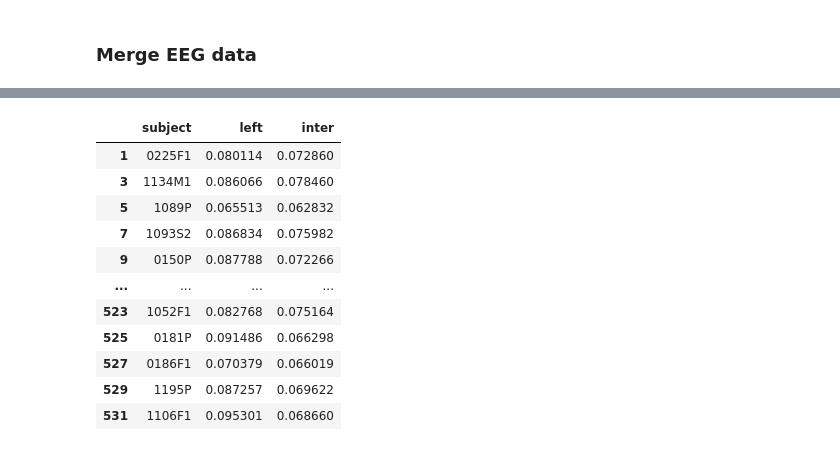
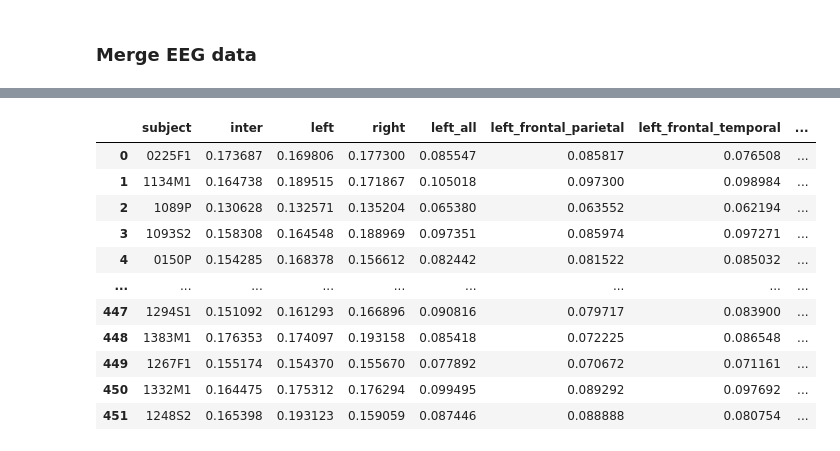
Before and after one commit to gabrielblancogomez/q1k_neurosubs, a Jupyter notebook: code/eeg/1_EEG_extraction.ipynb, the cells around one changed output, grey strips where cells are left out. Drawn from its saved outputs; the diff is of its cells as text; code cells hidden in the pictures.

```diff
--- a/code/eeg/1_EEG_extraction.ipynb
+++ b/code/eeg/1_EEG_extraction.ipynb
@@ -45,19 +42,19 @@ This section loads the different datasets needed for the analysis:
 4. Clinical assessments: SRS (Social Responsiveness Scale) and SCQ (Social Communication Questionnaire)
 5. Demographic information: Age, sex, diagnostic status, etc.
 # %%
-eeg_df=pd.read_csv("C:/Users/gabot/OneDrive - McGill University/Desktop/github_repos/q1k_neurosubs/source/eeg/eeg_band_power_lat_all_dec.csv")
-#psd_df=pd.read_csv("C:/Users/gabot/OneDrive - McGill University/Desktop/github_repos/q1k_neurosubs/source/eeg/psd_band_frontal_roi.csv")
-
-
+# Load RS EEG Data
+eeg_df=pd.read_csv("C:/Users/gabot/OneDrive - McGill University/Desktop/github_repos/q1k_neurosubs/source/eeg/eeg_band_power_lat_all_dec_11.csv")
+con_df=pd.read_csv(f'C:/Users/gabot/OneDrive - McGill University/Desktop/github_repos/q1k_neurosubs/source/eeg/connectivity_eeg_dec_11_2025.csv',
+                   encoding='utf-8', low_memory=False)
+# Load RS data when participants watched Rio
+eeg_df_rio = pd.read_csv("C:/Users/gabot/OneDrive - McGill University/Desktop/github_repos/q1k_neurosubs/source/eeg/RSRio_eeg_band_power_lat_all_dec_01.csv")
+con_df_rio = pd.read_csv(f'C:/Users/gabot/OneDrive - McGill University/Desktop/github_repos/q1k_neurosubs/source/eeg/RSRio_connectivity_eeg_dec_01_2025.csv')
 # Load demographic data
 demo_df = pd.read_csv(f'C:/Users/gabot/OneDrive - McGill University/Desktop/github_repos/q1k_neurosubs/source/demographics_redcap/participants.tsv',
                       sep="\t", encoding='utf-8', low_memory=False)
 
 asd_df=pd.read_csv(f'C:/Users/gabot/OneDrive - McGill University/Desktop/github_repos/q1k_neurosubs/outputs/diagnosis/asd_diagnosis.csv',
                    encoding='utf-8', low_memory=False)
-
-con_df=pd.read_csv(f'C:/Users/gabot/OneDrive - McGill University/Desktop/github_repos/q1k_neurosubs/source/eeg/connectivity_eeg_dec_2025.csv',
-                   encoding='utf-8', low_memory=False)
 # %%
 demo_df
 # %% [output]
@@ -319,25 +343,66 @@ con_df
 # %%
 # Connectivity data
 
 # Save only gamma, frontal_central_parietal and randomized method
 
 con_df_simple = con_df[(con_df['band'] == 'gamma') &
-                (con_df['roi'] == 'fronto_central_parietal') &
-                (con_df['method'] == 'randomized')]
+               # (con_df['roi'] == 'region_detailed') &
+                (con_df['method'] == 'randomized')].copy()
 
-# Keep only relevant columns
-con_df_simple = con_df_simple[['subject', 'left', 'inter']]
+for subject in con_df_simple['subject'].unique():
+    # Get mask for this subject
+    subject_mask = con_df_simple['subject'] == subject
+
+    # Get whole_brain and regional_detailed rows
+    wb_mask = subject_mask & (con_df_simple['roi'] == 'whole_brain')
+    rd_mask = subject_mask & (con_df_simple['roi'] == 'regional_detailed')
+
+    # If regional_detailed exists for this subject
+    if rd_mask.any():
+        # Fill whole_brain missing values with regional_detailed values
+        for col in ['left', 'right', 'inter']:
+            if wb_mask.any() and con_df_simple.loc[wb_mask, col].isna().any():
+                # Get the average from regional_detailed sub-columns
+                if col == 'left':
+                    avg_value = con_df_simple.loc[rd_mask, 'left_all'].values[0]
+                elif col == 'right':
+                    avg_value = con_df_simple.loc[rd_mask, 'right_all'].values[0]
+                elif col == 'inter':
+                    avg_value = con_df_simple.loc[rd_mask, 'inter_all'].values[0]
+
+                con_df_simple.loc[wb_mask, col] = con_df_simple.loc[wb_mask, col].fillna(avg_value)
+
+        # Fill regional_detailed missing values with whole_brain values
+        for col in ['left', 'right', 'inter']:
+            if rd_mask.any() and con_df_simple.loc[rd_mask, col].isna().any():
+                wb_value = con_df_simple.loc[wb_mask, col].values[0] if wb_mask.any() else None
+                if wb_value is not None:
+                    con_df_simple.loc[rd_mask, col] = con_df_simple.loc[rd_mask, col].fillna(wb_value)
+
+con_df_simple = con_df_simple[(con_df_simple['roi'] != 'whole_brain')]
+
+# Drop columns band and roi
+con_df_simple = con_df_simple.drop(columns=['band', 'roi', 'method', 'epoch_n', 'n_dropped']).copy()
+
+# Add number of dropped epochs
+dropped_epochs_df=con_df[["subject", "n_dropped"]]
+
+dropped_epochs_df = dropped_epochs_df.dropna(subset=["n_dropped"])
+dropped_epochs_df = dropped_epochs_df.drop_duplicates(subset=["subject"])
+
+con_df_simple = con_df_simple.merge(dropped_epochs_df, on="subject", how="left")
+
 con_df_simple
 # %% [output]
-|  | subject | left | inter |
-| 1 | 0225F1 | 0.080114 | 0.072860 |
-| 3 | 1134M1 | 0.086066 | 0.078460 |
-| 5 | 1089P | 0.065513 | 0.062832 |
-| 7 | 1093S2 | 0.086834 | 0.075982 |
-| 9 | 0150P | 0.087788 | 0.072266 |
-| ... | ... | ... | ... |
-| 523 | 1052F1 | 0.082768 | 0.075164 |
-| 525 | 0181P | 0.091486 | 0.066298 |
-| 527 | 0186F1 | 0.070379 | 0.066019 |
-| 529 | 1195P | 0.087257 | 0.069622 |
-| 531 | 1106F1 | 0.095301 | 0.068660 |
+|  | subject | inter | left | right | left_all | left_frontal_parietal | left_frontal_temporal | ... |
+| 0 | 0225F1 | 0.173687 | 0.169806 | 0.177300 | 0.085547 | 0.085817 | 0.076508 | ... |
+| 1 | 1134M1 | 0.164738 | 0.189515 | 0.171867 | 0.105018 | 0.097300 | 0.098984 | ... |
+| 2 | 1089P | 0.130628 | 0.132571 | 0.135204 | 0.065380 | 0.063552 | 0.062194 | ... |
+| 3 | 1093S2 | 0.158308 | 0.164548 | 0.188969 | 0.097351 | 0.085974 | 0.097271 | ... |
+| 4 | 0150P | 0.154285 | 0.168378 | 0.156612 | 0.082442 | 0.081522 | 0.085032 | ... |
+| ... | ... | ... | ... | ... | ... | ... | ... | ... |
+| 447 | 1294S1 | 0.151092 | 0.161293 | 0.166896 | 0.090816 | 0.079717 | 0.083900 | ... |
+| 448 | 1383M1 | 0.176353 | 0.174097 | 0.193158 | 0.085418 | 0.072225 | 0.086548 | ... |
+| 449 | 1267F1 | 0.155174 | 0.154370 | 0.155670 | 0.077892 | 0.070672 | 0.071161 | ... |
+| 450 | 1332M1 | 0.164475 | 0.175312 | 0.176294 | 0.099495 | 0.089292 | 0.097692 | ... |
+| 451 | 1248S2 | 0.165398 | 0.193123 | 0.159059 | 0.087446 | 0.088888 | 0.080754 | ... |
```
Also changed, not shown: parts of 37 cells of this notebook.
